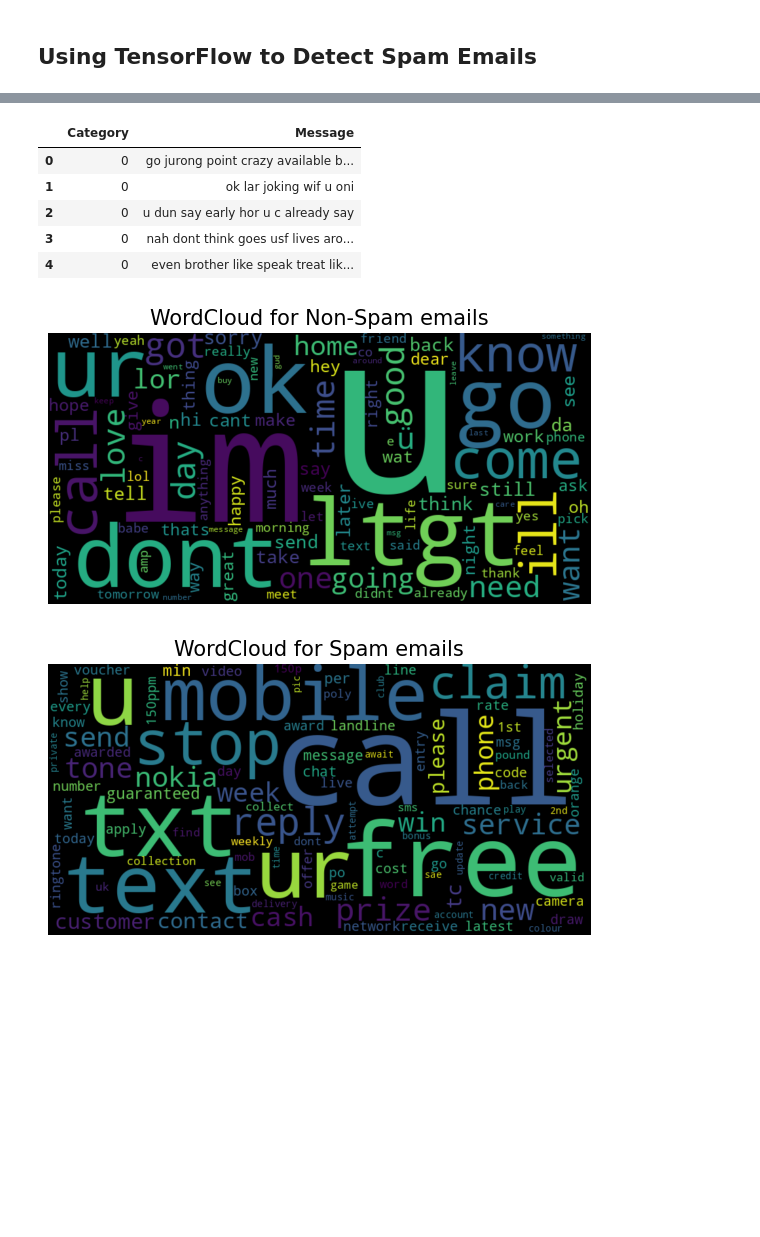
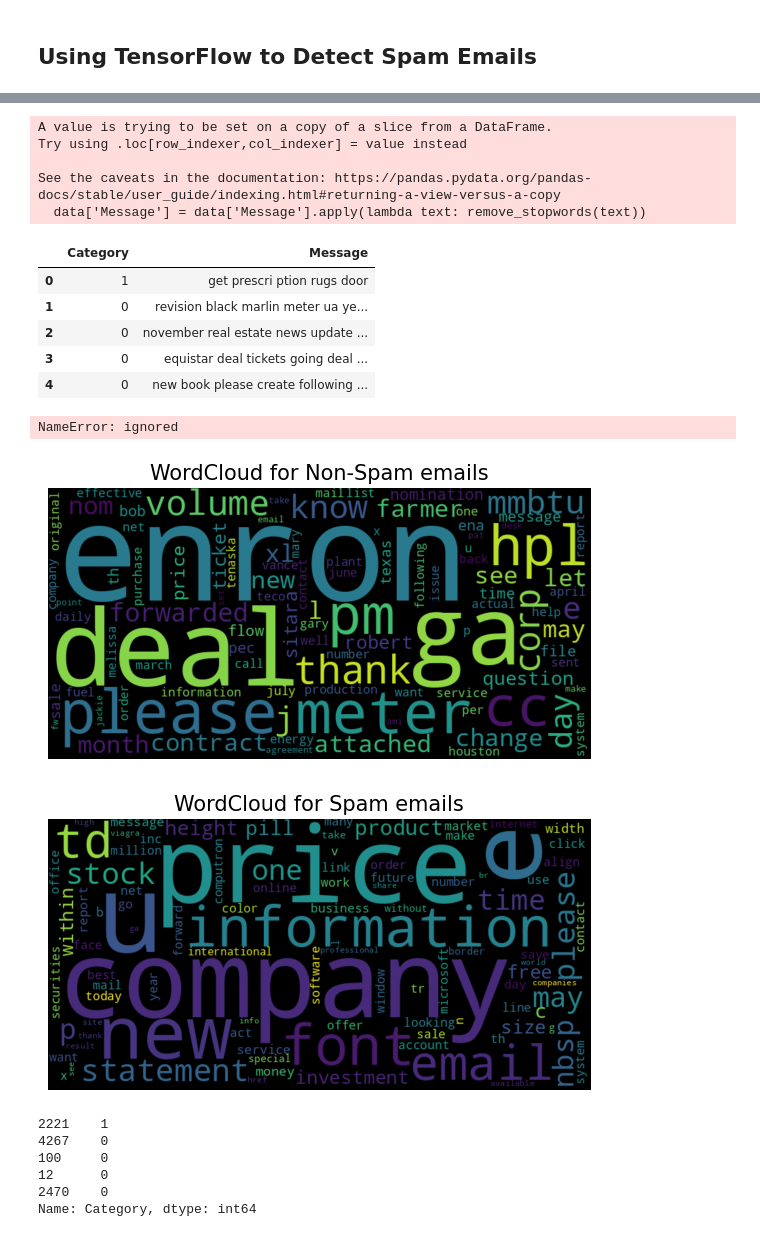
Before and after one commit to bryancrigger/IST664---Natural-Language-Processing, a Jupyter notebook: NLP_Project_Detecting_SPAM_Emails_with_NLP_v2.ipynb, the cells around one changed output, grey strips where cells are left out. Drawn from its saved outputs; the diff is of its cells as text; code cells hidden in the pictures; blank space fills up the shorter version.

```diff
--- a/NLP_Project_Detecting_SPAM_Emails_with_NLP_v2.ipynb
+++ b/NLP_Project_Detecting_SPAM_Emails_with_NLP_v2.ipynb
@@ -690,7 +949,7 @@ model1.score(X_test,y_test)
 # %% [markdown]
 ## Using TensorFlow to Detect Spam Emails
 # %%
-data = pd.read_csv('spam.csv')
+data = pd.read_csv('out.csv')
 data
 # %% [output]
 |  | Category | Message |
@@ -770,4 +1007,5 @@ def remove_punctuations(text):
 # %%
-balanced_data['Message'] = balanced_data['Message'].apply(lambda x: remove_punctuations(x))
-balanced_data.head()
+data = data.dropna()
+data['Message'] = data['Message'].apply(lambda x: remove_punctuations(x))
+data.head()
 # %% [output]
@@ -792,48 +1035,57 @@ def remove_stopwords(text):
     output = " ".join(imp_words)
     return output
 # %%
-balanced_data['Message'] = balanced_data['Message'].apply(lambda text: remove_stopwords(text))
-balanced_data.head()
+# Sample of emails after having their stopwords and characters removed
+data['Message'] = data['Message'].apply(lambda text: remove_stopwords(text))
+data.head()
 # %% [output]
+A value is trying to be set on a copy of a slice from a DataFrame.
+Try using .loc[row_indexer,col_indexer] = value instead
+
+See the caveats in the documentation: https://pandas.pydata.org/pandas-docs/stable/user_guide/indexing.html#returning-a-view-versus-a-copy
+  data['Message'] = data['Message'].apply(lambda text: remove_stopwords(text))
 |  | Category | Message |
-| 0 | 0 | go jurong point crazy available b... |
-| 1 | 0 | ok lar joking wif u oni |
-| 2 | 0 | u dun say early hor u c already say |
-| 3 | 0 | nah dont think goes usf lives aro... |
-| 4 | 0 | even brother like speak treat lik... |
+| 0 | 1 | get prescri ption rugs door |
+| 1 | 0 | revision black marlin meter ua ye... |
+| 2 | 0 | november real estate news update ... |
+| 3 | 0 | equistar deal tickets going deal ... |
+| 4 | 0 | new book please create following ... |
+# %%
+## Reading in the code from Grace and Ally's data above
+data2 = FinalDF_STEM
+data2.head()
+# %% [output]
+NameError: ignored
 # %%
-email_corpus = " ".join(balanced_data[balanced_data['Category'] == 0]['Message'])
-
+# Creating a word cloud visual of the most common words/tokens within each eamil type
+email_corpus = " ".join(data[data['Category'] == 0]['Message'])
 plt.figure(figsize=(7, 7))
-
 wc = WordCloud(background_color='black',
                max_words=100,
                width=800,
                height=400,
                collocations=False).generate(email_corpus)
 
 plt.imshow(wc, interpolation='bilinear')
 plt.title(f'WordCloud for Non-Spam emails', fontsize=15)
 plt.axis('off')
 plt.show()
 
 
 
-email_corpus = " ".join(balanced_data[balanced_data['Category'] == 1]['Message'])
-
+email_corpus = " ".join(data[data['Category'] == 1]['Message'])
 plt.figure(figsize=(7, 7))
-
 wc = WordCloud(background_color='black',
                max_words=100,
                width=800,
                height=400,
                collocations=False).generate(email_corpus)
 
 plt.imshow(wc, interpolation='bilinear')
 plt.title(f'WordCloud for Spam emails', fontsize=15)
 plt.axis('off')
 plt.show()
 # %% [output]
-[figure, old version]
+[figure, new version]
-[figure, old version]
+[figure, new version]
 # %%
@@ -843,5 +1095,14 @@ train_X, test_X, train_Y, test_Y = train_test_split(balanced_data['Message'],
                                                     test_size = 0.2,
                                                     random_state = 42)
+# %%
+train_Y.head()
+# %% [output]
+2221    1
+4267    0
+100     0
+12      0
+2470    0
+Name: Category, dtype: int64
 # %%
 print("train_X.shape: ", train_X.shape)
 print("test_X.shape:  ", test_X.shape)
```
Also changed, not shown: parts of 120 cells of this notebook.
